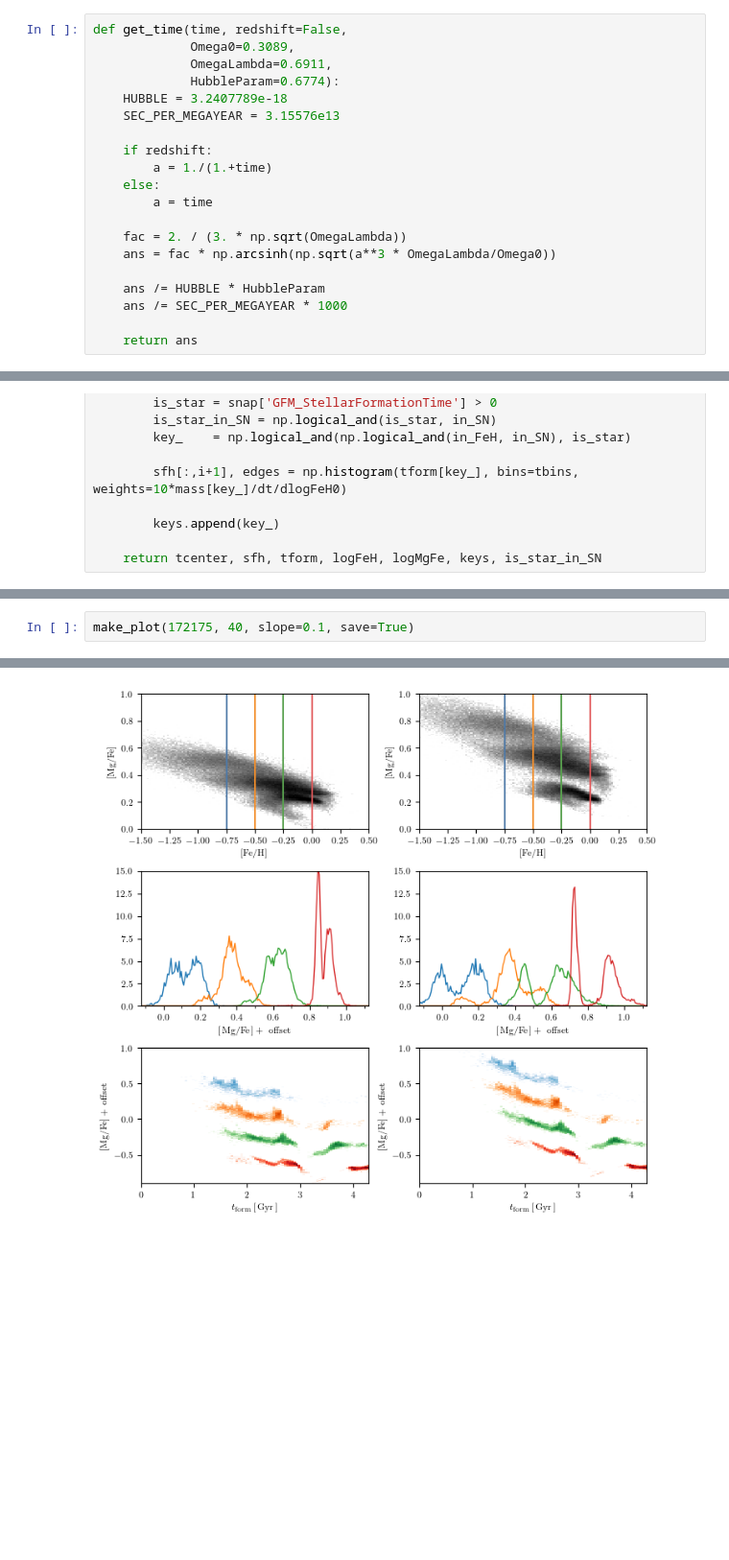
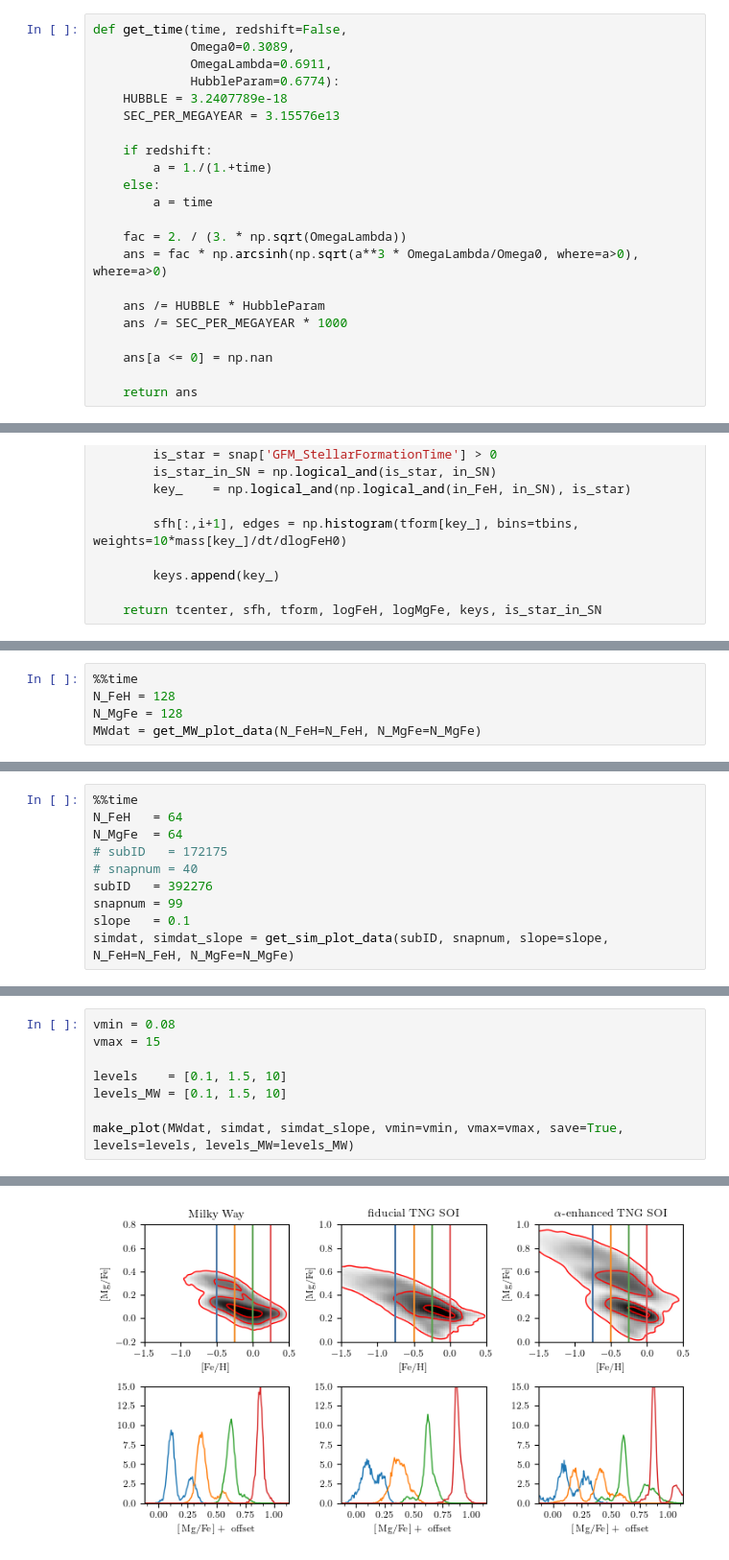
Before and after one commit to gusbeane/Mgdec, a Jupyter notebook: plots/fig1/fig1.ipynb, the cells around one changed output, grey strips where cells are left out. Shown at 96% size. Saved outputs shown, nothing was run; the diff lists cells and outputs as text; blank space fills up the shorter version.

```diff
--- a/plots/fig1/fig1.ipynb
+++ b/plots/fig1/fig1.ipynb
@@ -51,11 +55,13 @@ def get_time(time, redshift=False,
         a = time
 
     fac = 2. / (3. * np.sqrt(OmegaLambda))
-    ans = fac * np.arcsinh(np.sqrt(a**3 * OmegaLambda/Omega0))
+    ans = fac * np.arcsinh(np.sqrt(a**3 * OmegaLambda/Omega0, where=a>0), where=a>0)
 
     ans /= HUBBLE * HubbleParam
     ans /= SEC_PER_MEGAYEAR * 1000
 
+    ans[a <= 0] = np.nan
+
     return ans
 # %%
 meta = {}
@@ -312,3 +439,8 @@ def make_plot(subID, snapnum, save=False, show=True, slope=0,
 
     if not show:
         plt.close()
+# %%
+%%time
+N_FeH = 128
+N_MgFe = 128
+MWdat = get_MW_plot_data(N_FeH=N_FeH, N_MgFe=N_MgFe)
@@ -314,0 +450,10 @@ def make_plot(subID, snapnum, save=False, show=True, slope=0,
+# %%
+%%time
+N_FeH   = 64
+N_MgFe  = 64
+# subID   = 172175
+# snapnum = 40
+subID   = 392276
+snapnum = 99
+slope   = 0.1
+simdat, simdat_slope = get_sim_plot_data(subID, snapnum, slope=slope, N_FeH=N_FeH, N_MgFe=N_MgFe)
@@ -315,3 +463,9 @@ def make_plot(subID, snapnum, save=False, show=True, slope=0,
 # %%
-make_plot(172175, 40, slope=0.1, save=True)
+vmin = 0.08
+vmax = 15
+
+levels    = [0.1, 1.5, 10]
+levels_MW = [0.1, 1.5, 10]
+
+make_plot(MWdat, simdat, simdat_slope, vmin=vmin, vmax=vmax, save=True, levels=levels, levels_MW=levels_MW)
 # %% [output]
@@ -319 +472 @@ make_plot(172175, 40, slope=0.1, save=True)
-[figure, old version]
+[figure, new version]
```
Also changed, not shown: parts of 17 cells of this notebook, 5 other files.
